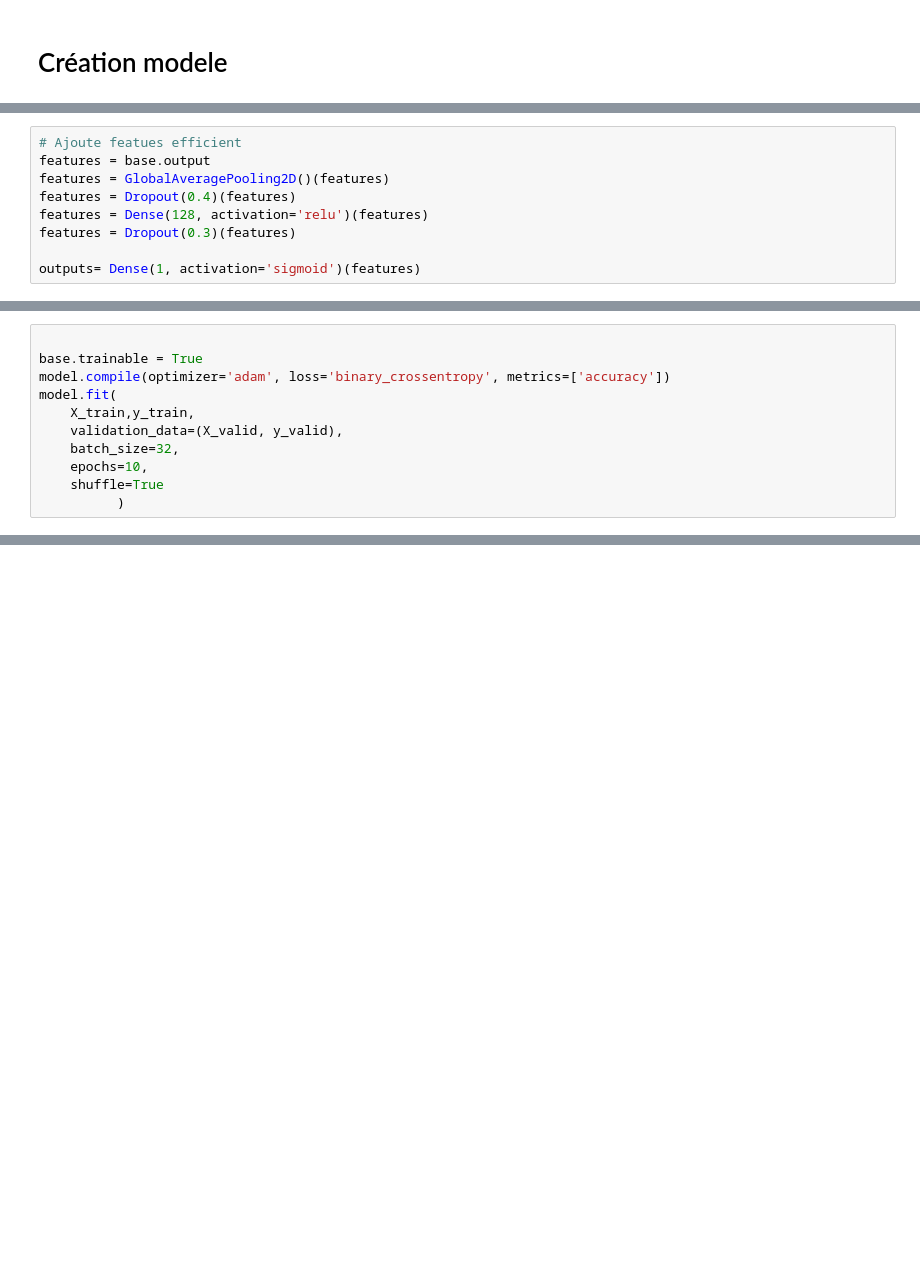
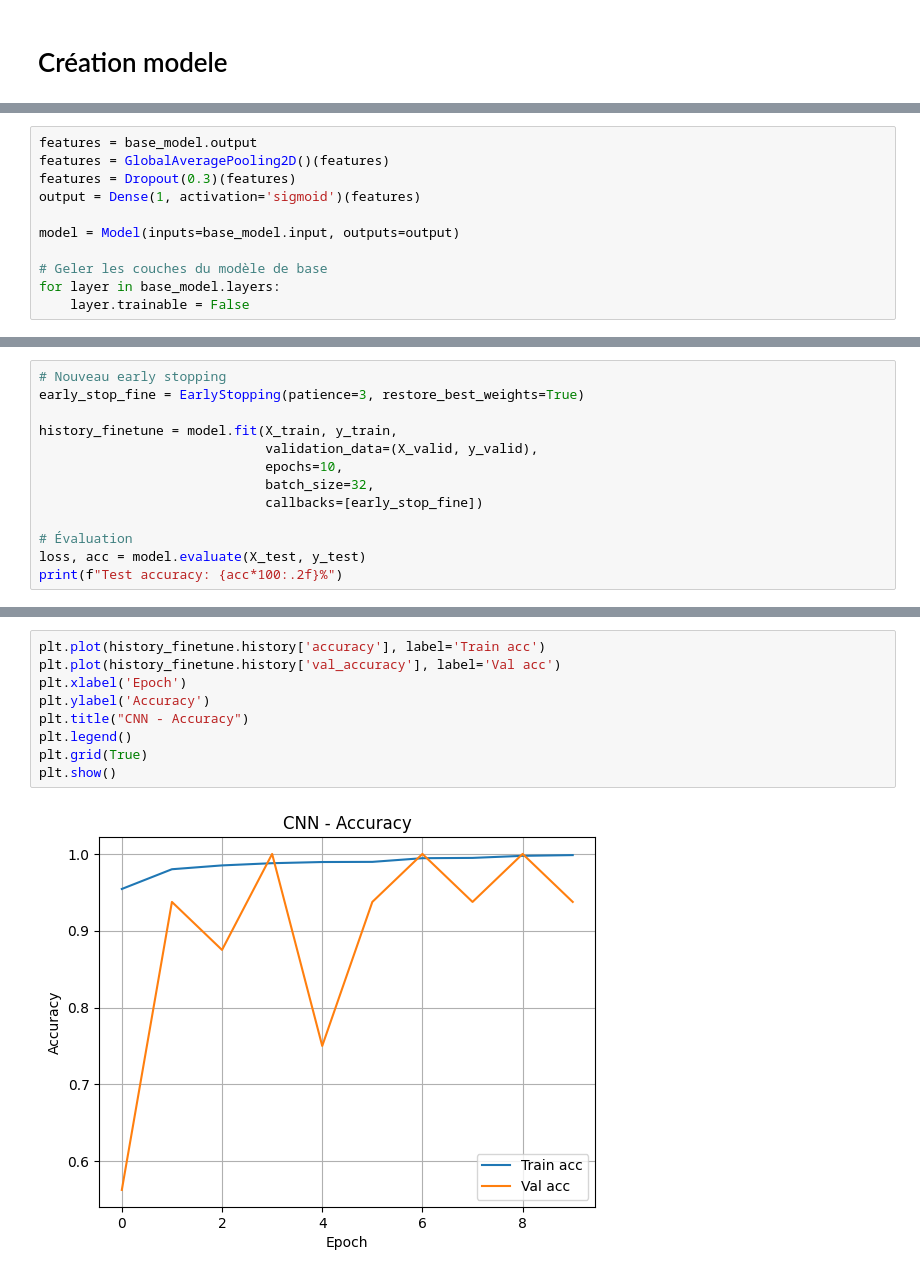
Before and after one commit to benjsant/MlFlow_medical_screen_CNN, a Jupyter notebook: transfer_learning.ipynb, the cells around one changed output, grey strips where cells are left out. Drawn from its saved outputs; the diff is of its cells as text; blank space fills up the shorter version.

Commit message:
Ajout fonctionnalité jour 2

```diff
--- a/transfer_learning.ipynb
+++ b/transfer_learning.ipynb
@@ -139,10 +174,12 @@ base.trainable = False  # Freeze
 # %%
-# Ajoute featues efficient
-features = base.output
+features = base_model.output
 features = GlobalAveragePooling2D()(features)
-features = Dropout(0.4)(features)
-features = Dense(128, activation='relu')(features)
 features = Dropout(0.3)(features)
+output = Dense(1, activation='sigmoid')(features)
 
-outputs= Dense(1, activation='sigmoid')(features)
+model = Model(inputs=base_model.input, outputs=output)
+
+# Geler les couches du modèle de base
+for layer in base_model.layers:
+    layer.trainable = False
 # %%
@@ -161,11 +224,0 @@ model.fit(X_train, y_train, validation_data=(X_valid, y_valid), epochs=5, batch_
-# %%
-
-base.trainable = True
-model.compile(optimizer='adam', loss='binary_crossentropy', metrics=['accuracy'])
-model.fit(
-    X_train,y_train,
-    validation_data=(X_valid, y_valid),
-    batch_size=32,
-    epochs=10,
-    shuffle=True
-          )
@@ -171,0 +249,13 @@ model.fit(
+# %%
+# Nouveau early stopping
+early_stop_fine = EarlyStopping(patience=3, restore_best_weights=True)
+
+history_finetune = model.fit(X_train, y_train,
+                             validation_data=(X_valid, y_valid),
+                             epochs=10,
+                             batch_size=32,
+                             callbacks=[early_stop_fine])
+
+# Évaluation
+loss, acc = model.evaluate(X_test, y_test)
+print(f"Test accuracy: {acc*100:.2f}%")
@@ -171,0 +316,11 @@ model.fit(
+# %%
+plt.plot(history_finetune.history['accuracy'], label='Train acc')
+plt.plot(history_finetune.history['val_accuracy'], label='Val acc')
+plt.xlabel('Epoch')
+plt.ylabel('Accuracy')
+plt.title("CNN - Accuracy")
+plt.legend()
+plt.grid(True)
+plt.show()
+# %% [output]
+[figure, added]
```
Also changed, not shown: parts of 20 cells of this notebook, 33 other files.
